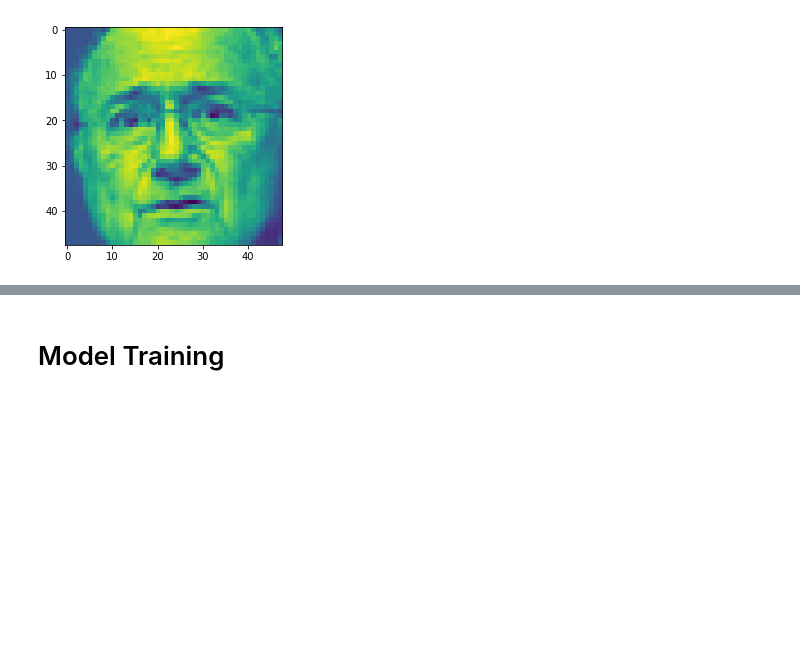
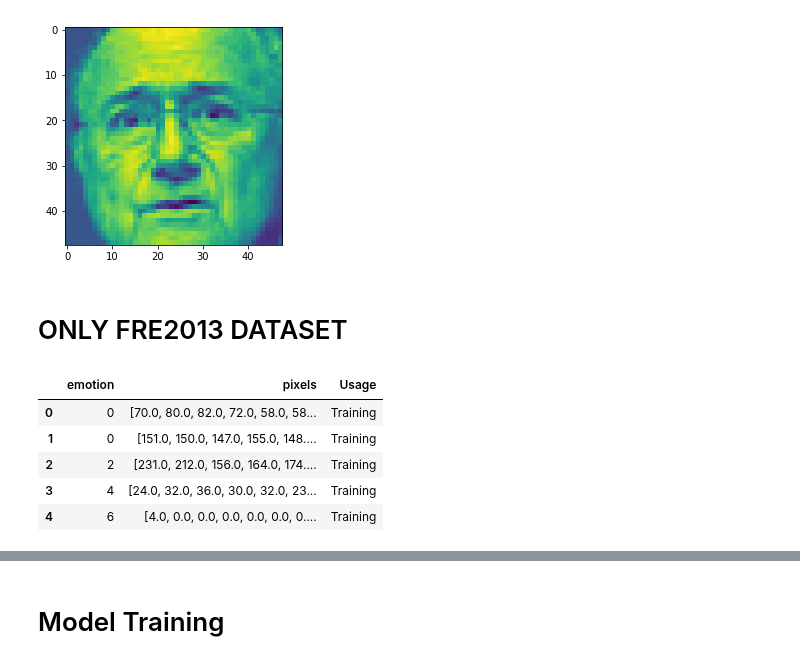
Before and after one commit to PaulOpu/DL_EmotionDetection, a Jupyter notebook: code/FacialEmotionRecognition.ipynb, the cells around one changed output, grey strips where cells are left out. Saved outputs shown, nothing was run; the diff lists cells and outputs as text; code cells hidden in the pictures; blank space fills up the shorter version.

```diff
--- a/code/FacialEmotionRecognition.ipynb
+++ b/code/FacialEmotionRecognition.ipynb
@@ -240,6 +240,21 @@ plt.imshow(np.reshape([int(x) for x in dataset["pixels"][5]],(48,48)))
 # %% [output]
 <matplotlib.image.AxesImage at 0x...>
 [figure]
+# %% [markdown]
+# ONLY FRE2013 DATASET
+# %%
+df = pd.read_csv("data/fer2013/fer2013.csv",sep=",")
+# %%
+df = df.apply(lambda x: string_to_float_list(x), axis=1)
+# %%
+df.head(5)
+# %% [output]
+|  | emotion | pixels | Usage |
+| 0 | 0 | [70.0, 80.0, 82.0, 72.0, 58.0, 58... | Training |
+| 1 | 0 | [151.0, 150.0, 147.0, 155.0, 148.... | Training |
+| 2 | 2 | [231.0, 212.0, 156.0, 164.0, 174.... | Training |
+| 3 | 4 | [24.0, 32.0, 36.0, 30.0, 32.0, 23... | Training |
+| 4 | 6 | [4.0, 0.0, 0.0, 0.0, 0.0, 0.0, 0.... | Training |
 # %%
 def train_input_fn(features, labels, batch_size):
     """An input function for training"""
```
Also changed, not shown: parts of 7 cells of this notebook.
